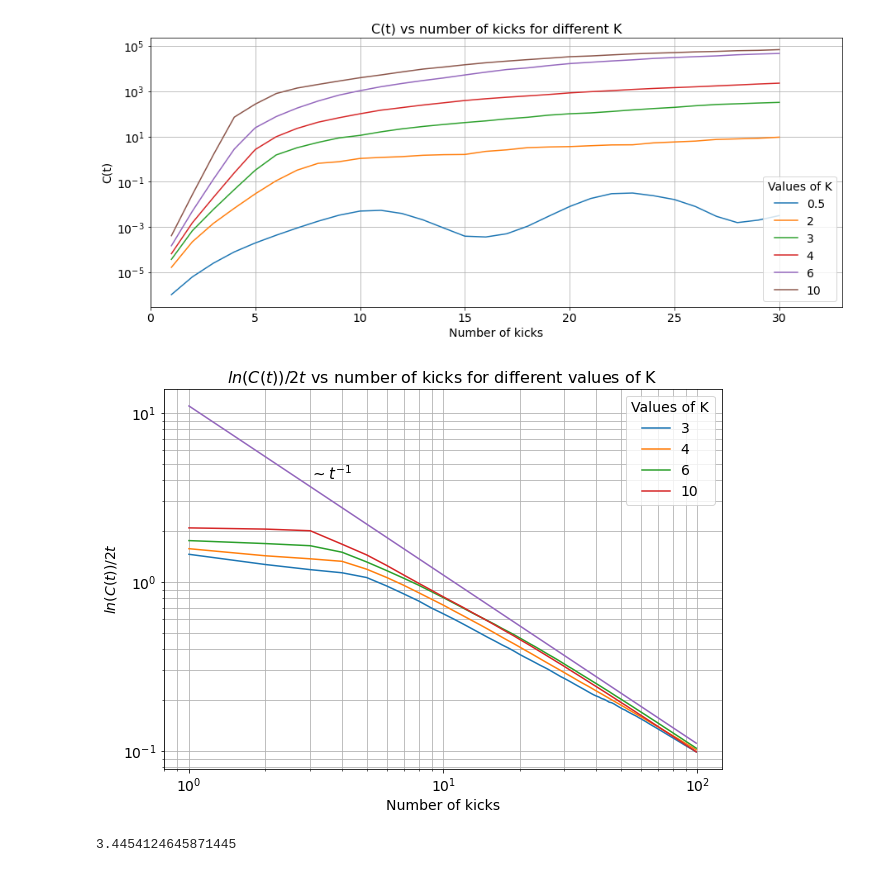
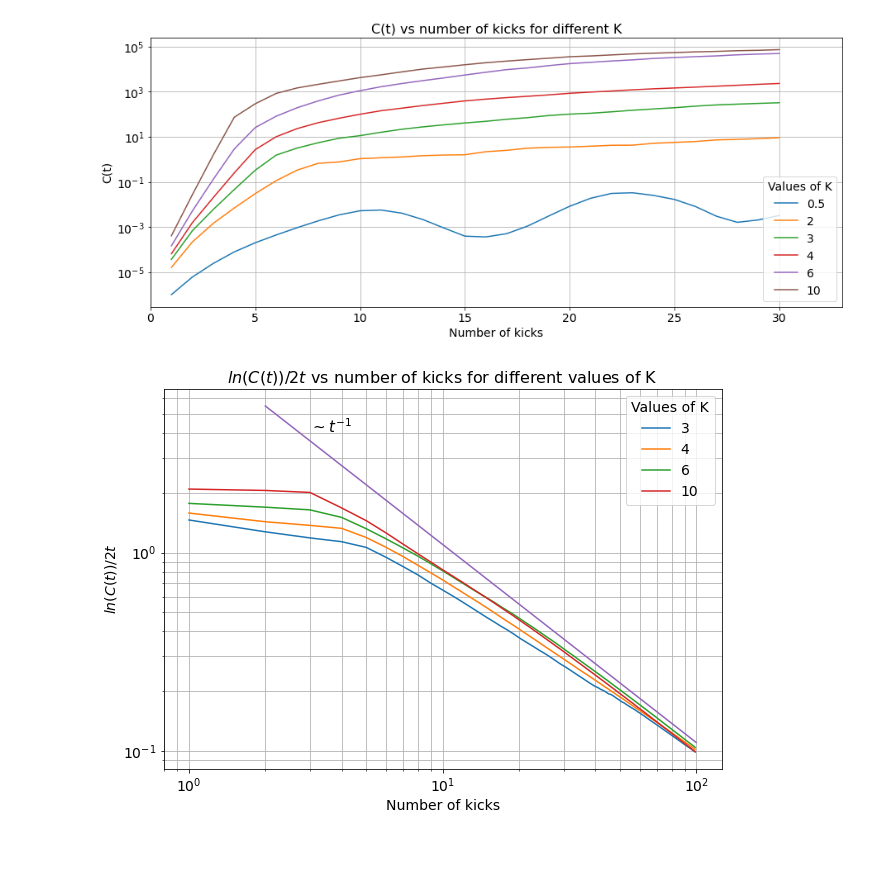
Before and after one commit to CleliaCorridori/OTOC-growth-rate-and-Lyapunov-Exponent-to-inspect-classical-and-quantum-chaos, a Jupyter notebook: OTOC.ipynb, the cells around one changed output. Cells and saved outputs as stored; diff of their text form; code cells hidden in the pictures.

```diff
--- a/OTOC.ipynb
+++ b/OTOC.ipynb
@@ -64,45 +92,46 @@ plt.grid()
 plt.savefig('OTOC.png', dpi=100)
 # %% [output]
 [figure]
+# %%
+#Computation of the logarithm (variable log_C) of the OTOC. First we initialize the variable log_C and then
+#we computed the values for each value of the kick, that can be seen as a sort of time, and also for different
+#values of the the kicking strength.
+
+log_C=zeros([Nkicks,len(K)])
+
+#The log_C is computed as the natural logarithm of the OTOC normalized to its first value divided
+#by the the time multipled by two.
+for jj in range(1,Nkicks):
+    log_C[jj,:]=log(mean_C[jj,:]/mean_C[0,:])/(2*jj)
+
+# Computation of the asymptotic behaviour of this values which is proportional to t^-1 as reportated in the Fig 3
+# of the article previous cited.
+def asymp(Kick):
+    return((1/Kick[1:])*11)
+
+funz_t=asymp(Kick)
 # %%
-Kick=arange(0,Nkicks,1)
-#Compute lambda from the growth of the OTOC
-lmb=zeros([Nkicks,len(K)])
+#Plot of log_C Vs the time for different values of K and of with purple line the asymptotic value. This function
+#is plotted setting the log scale both on x and y axis in order to obeserve a constant behaviour for the expotial growth
+#of the OTOC and a linear time behaviour where the OTOC has a power-low growth with a decreasing power.
 
-for jj in range(1,Nkicks):
-    lmb[jj,:]=log(mean_C[jj,:]/mean_C[0,:])/(2*jj)
-
-# lmb_smooth=zeros([Nkicks,len(K)])
-# for kk in range(len(K)):
-#     lmb_smooth[1:,kk] = medfilt(lmb[1:,kk], 3)
-
-#lambda vs t plot
 plt.figure(figsize=(10,7))
 plt.xscale('log')
 plt.yscale('log')
 for kk in range(2,len(K)):
-    plt.plot(arange(1,Nkicks),lmb[1:,kk])
+    plt.plot(arange(1,Nkicks),log_C[1:,kk])
 label=K[2:]
 
-# asymptotic behaviour
-def asymp(Kick):
-    return((1/Kick[1:])*11)
+plt.plot(Kick[1:],funz_t[:]) #Plot of the asymptotic value.
 
-funz_t=asymp(Kick)
-plt.plot(Kick[1:],funz_t[:])
 plt.text(3, 4, "$\sim t^{-1}$", fontsize=15)
 plt.legend(label, loc='upper right', title='Values of K', title_fontsize=14, fontsize=14)
 plt.xlabel('Number of kicks', size=14)
 plt.ylabel('$ln (C(t)) /2t$', size=14)
 plt.xticks(size=14)
 plt.yticks(size=14)
 plt.title('$ln (C(t)) /2t$ vs number of kicks for different values of K', size=16)
 plt.savefig('OTOClog-log-K.png', dpi=100)
 plt.grid(True, which="both")
 # %% [output]
-[figure, old version]
+[figure, new version]
-# %%
-#to compute the Erenfest time faslty for k=10
-abs(log(2**-8))/(log(10/2))
-# %% [output]
-3.4454124645871445
```
Also changed, not shown: parts of 9 cells of this notebook, 5 other files.
